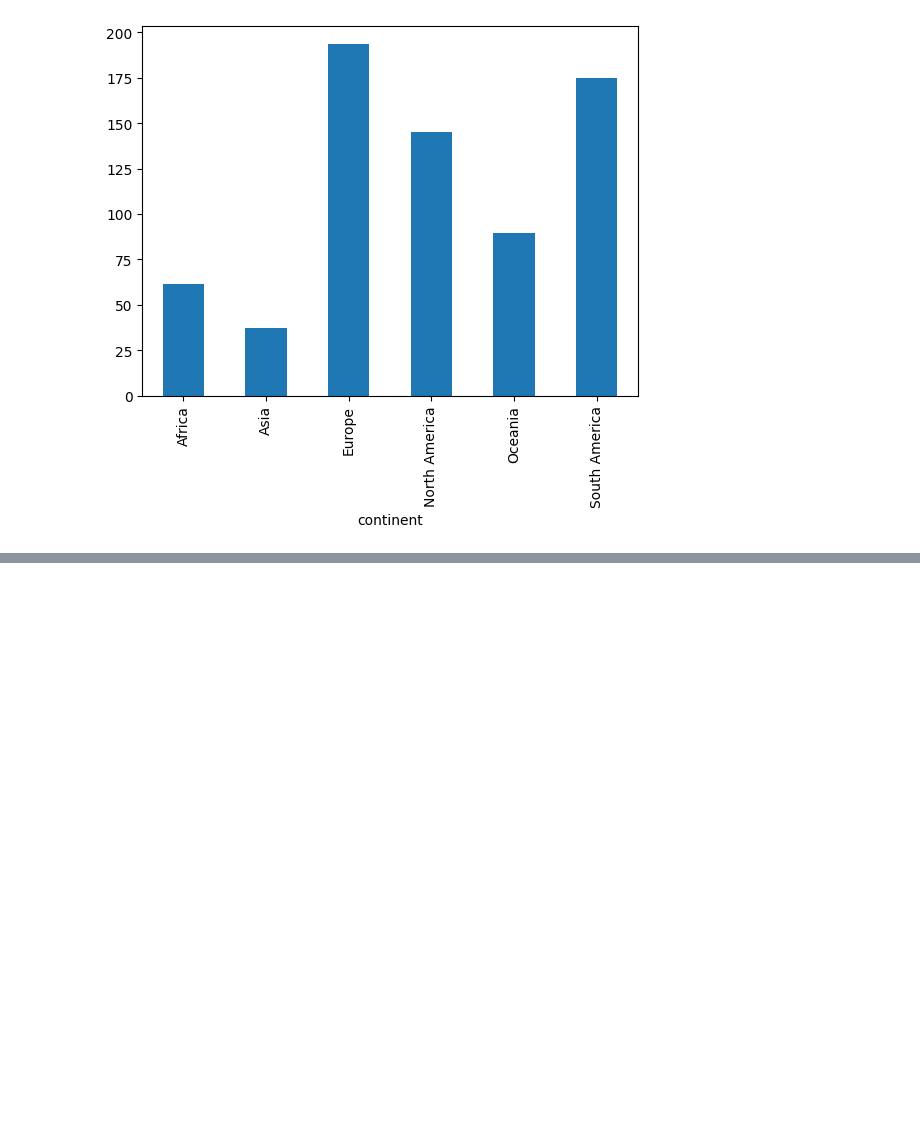
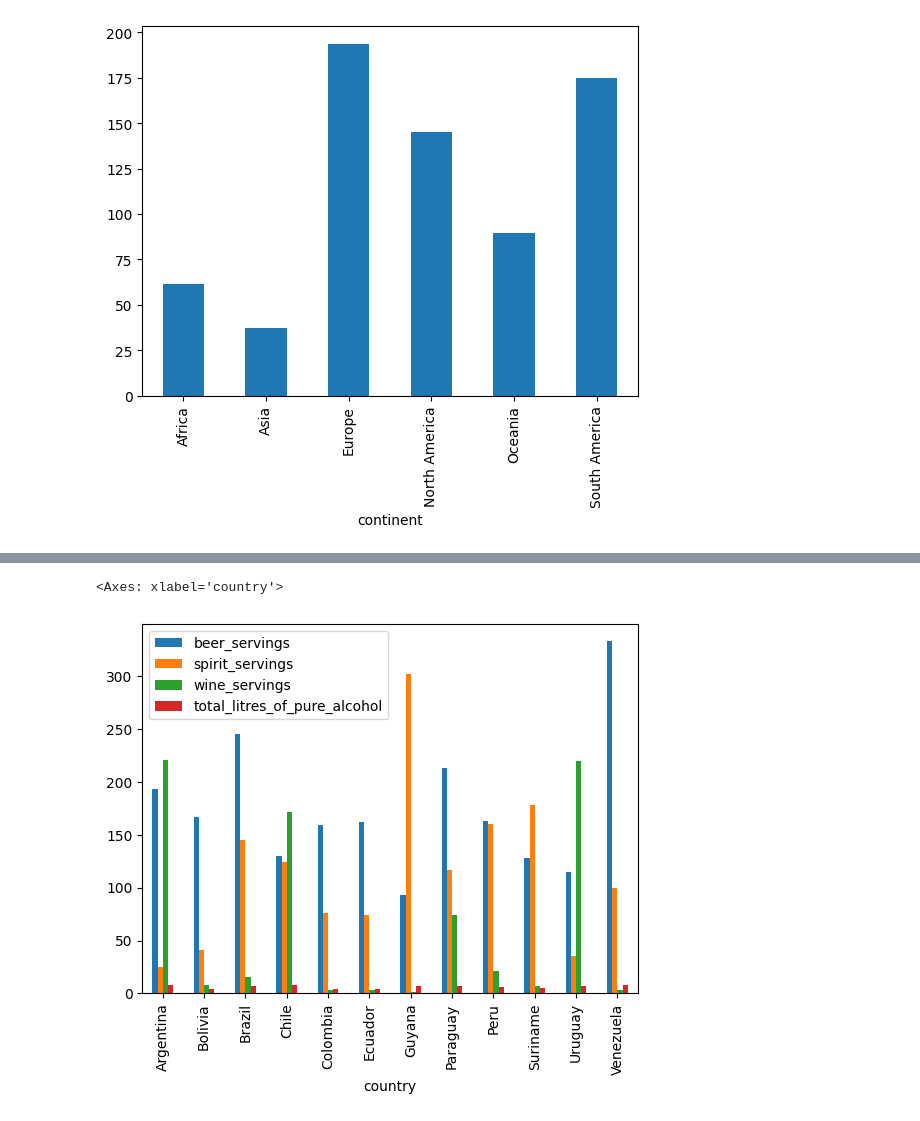
Before and after one commit to inancarin/DSA201_2024_2025_SPRING, a Jupyter notebook: Week04/Lecture/pandas1.ipynb, the cells around one changed output, grey strips where cells are left out. Cells and saved outputs as stored; diff of their text form; code cells hidden in the pictures; blank space fills up the shorter version.

```diff
--- a/Week04/Lecture/pandas1.ipynb
+++ b/Week04/Lecture/pandas1.ipynb
@@ -919,0 +1012,5 @@ drinks.groupby("continent")["beer_servings"].mean().plot(kind="bar")
+# %%
+drinks[drinks["continent"] == "South America"].plot(kind="bar", x="country")
+# %% [output]
+<Axes: xlabel='country'>
+[figure, added]
```
Also changed, not shown: parts of 19 cells of this notebook.
